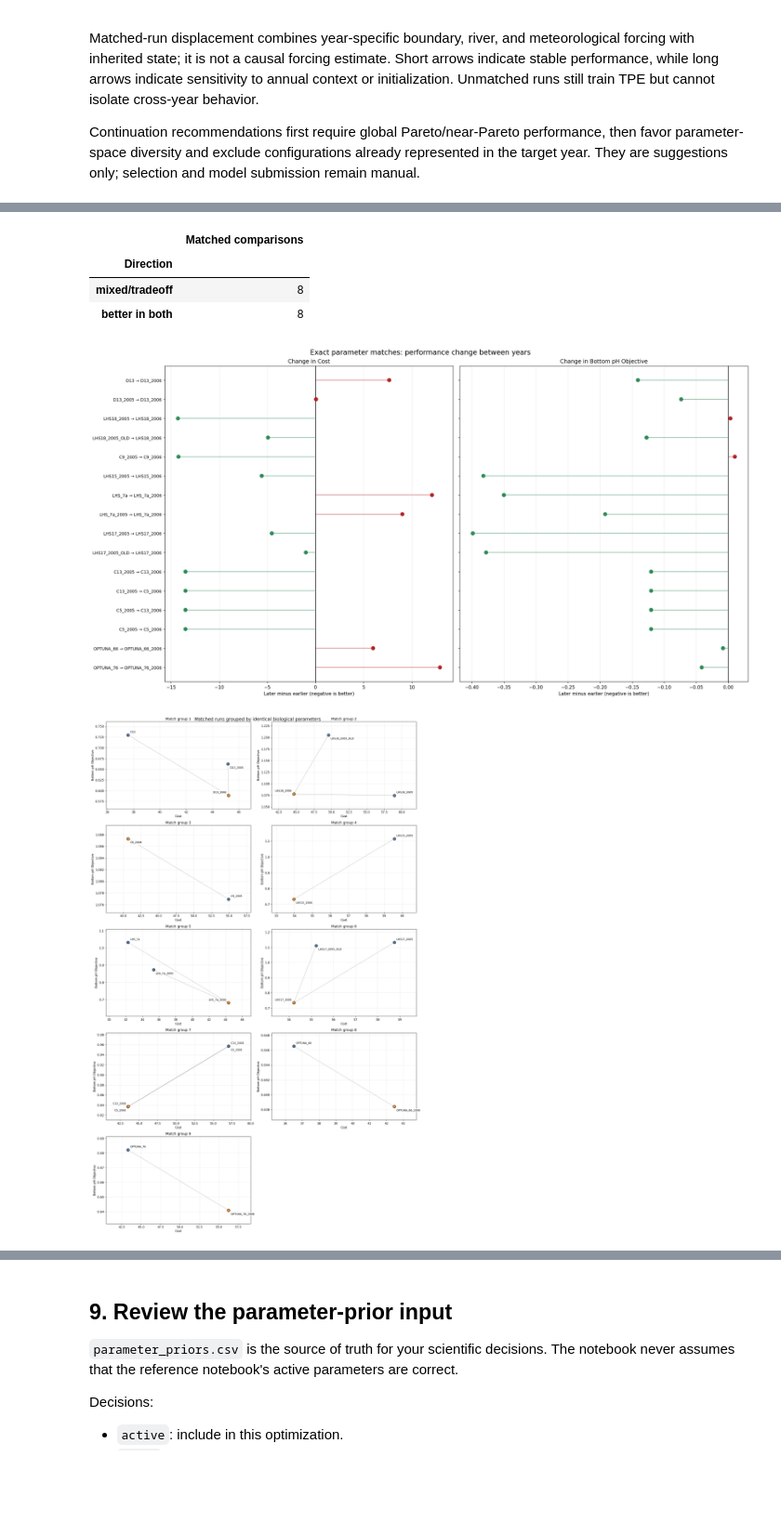
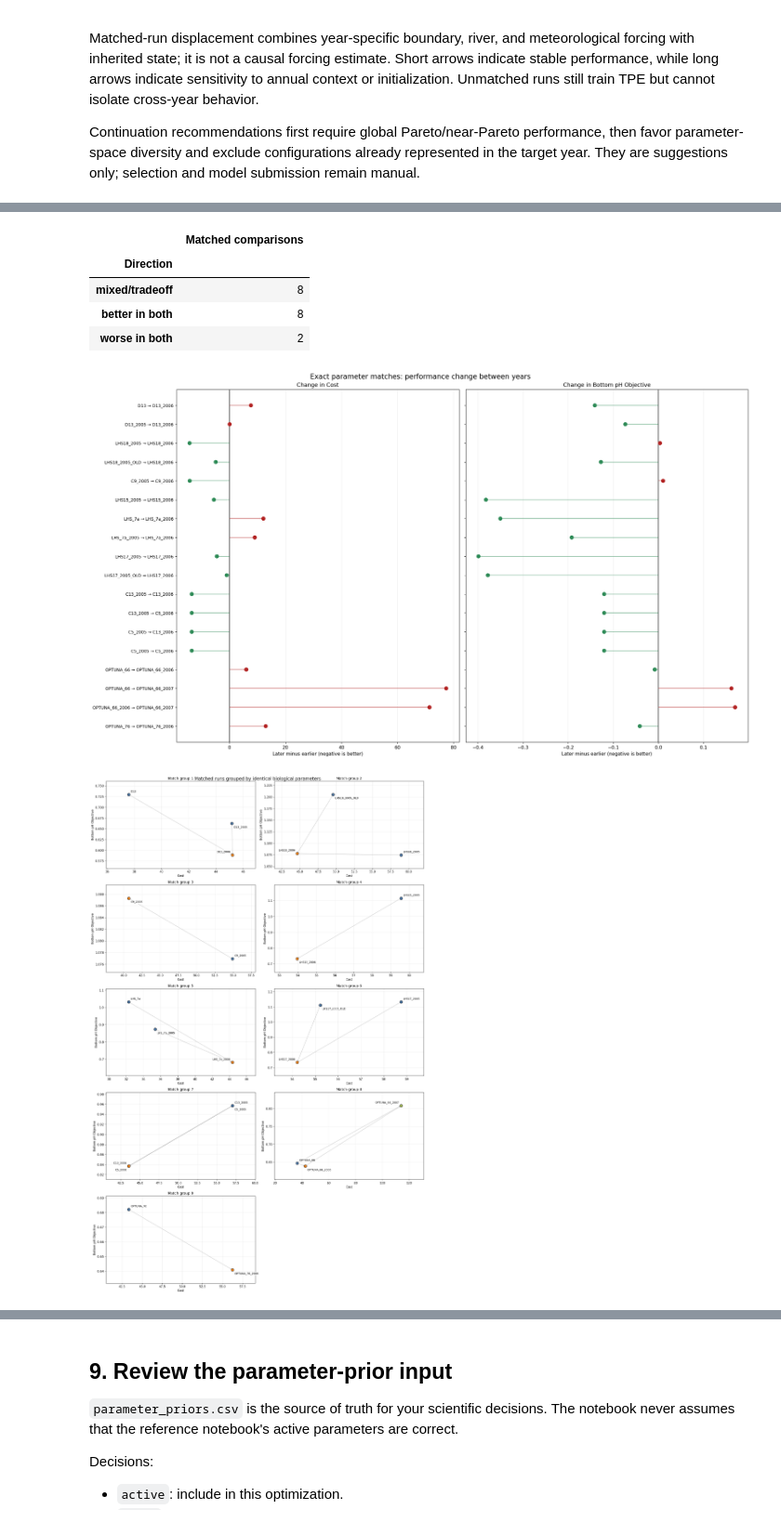
Before and after one commit to abby-baskind/tuning, a Jupyter notebook: CandidateParameterSetsBio_MultiObjectiveTPE.ipynb, the cells around one changed output, grey strips where cells are left out. Shown at 93% size. Cells and saved outputs as stored; diff of their text form; code cells hidden in the pictures; blank space fills up the shorter version.

```diff
--- a/CandidateParameterSetsBio_MultiObjectiveTPE.ipynb
+++ b/CandidateParameterSetsBio_MultiObjectiveTPE.ipynb
@@ -64,8 +64,8 @@ Review this cell every time. Detailed descriptions of every variable appear in t
 # RUN_MODE controls actions. Keep it at "review" unless you intend to write.
 # Choices: review, prepare_study, generate_candidates, register_results,
 # write_inputs, write_continuation_inputs, write_backcast_inputs.
-RUN_MODE = "write_inputs"
-DATA_LOAD_MODE = "cache"  # cache | refresh | refresh_and_save
+RUN_MODE = "register_results"
+DATA_LOAD_MODE = "refresh_and_save"  # cache | refresh | refresh_and_save
 OUTPUT_DETAIL = "concise"  # concise | detailed | debug
 TRIAL_BUDGET = 30  # Maximum number of new model runs you can afford.
 N_CANDIDATES = 4
@@ -719,6 +715,7 @@ year_colors = dict(
 year_colors = {
       2005: "#4C78A8",  # blue
       2006: "#F58518",  # orange
+      2007: "#A9BF5F",  # green
 }
 fig, axes = plt.subplots(
     1,
@@ -1104,9 +1102,10 @@ if SAVE_AUDIT_OUTPUTS:
 |  | Matched comparisons |
 | Direction |  |
 | mixed/tradeoff | 8 |
 | better in both | 8 |
+| worse in both | 2 |
-[figure, old version]
+[figure, new version]
-[figure, old version]
+[figure, new version]
 |  | Continuation Priority | Run Name | dstart_year | Pareto Rank | Cost | Bottom pH Objective | ... |
 | 0 | 1 | OPTUNA_65 | 2005.0 | 1 | 41.502940 | 0.682559 | ... |
 | 1 | 2 | LHS_7b | 2005.0 | 1 | 33.664324 | 1.035572 | ... |
```
Also changed, not shown: parts of 16 cells of this notebook, 12 other files.
